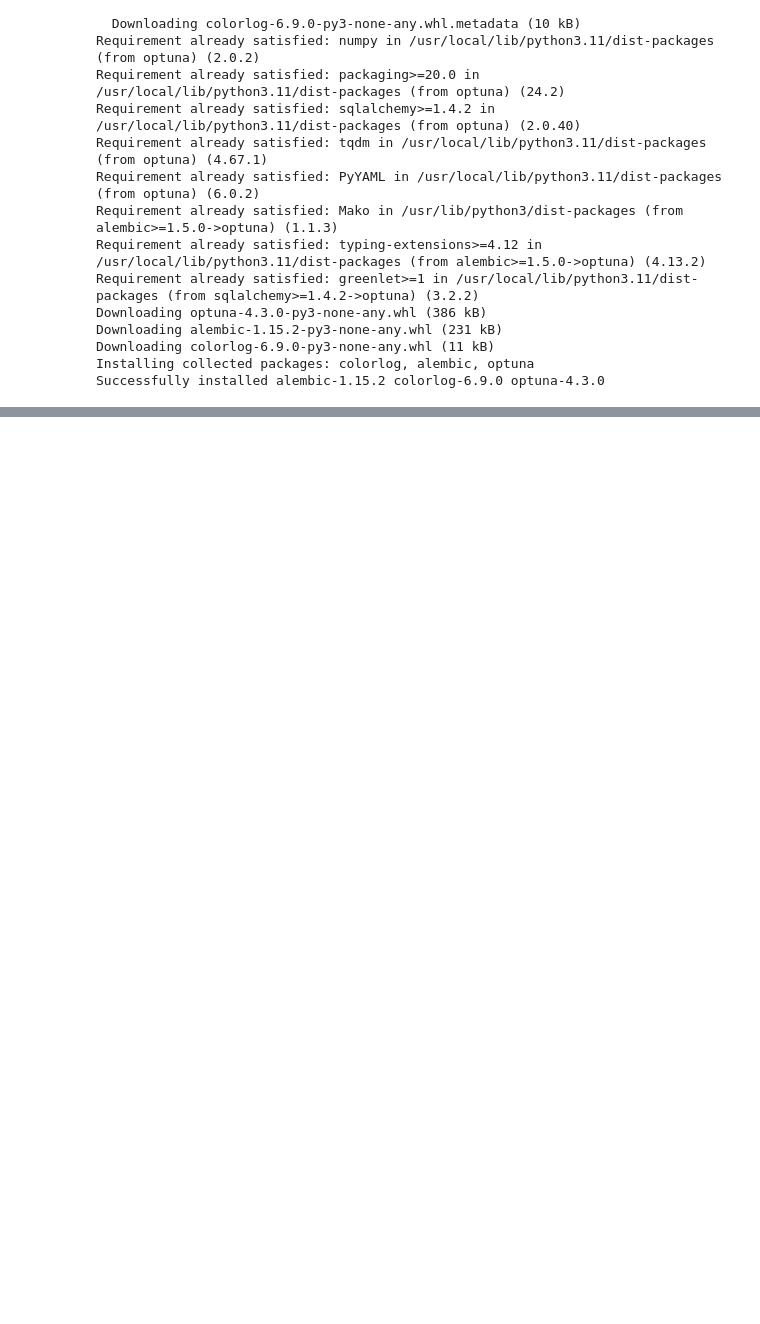
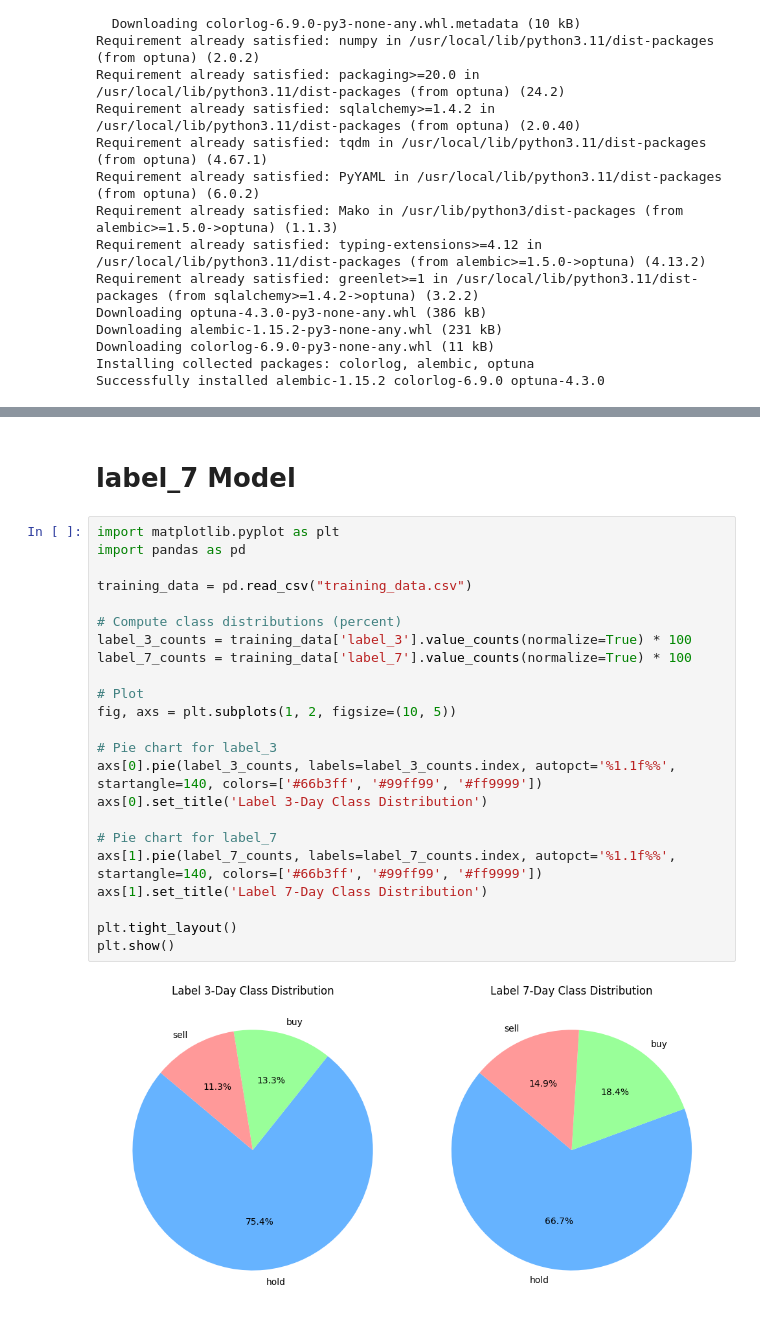
Before and after one commit to anjun745/175-project, a Jupyter notebook: cs175_XGBoost.ipynb, the cells around one changed output, grey strips where cells are left out. Drawn from its saved outputs; the diff is of its cells as text; blank space fills up the shorter version.

```diff
--- a/cs175_XGBoost.ipynb
+++ b/cs175_XGBoost.ipynb
@@ -512,0 +589,27 @@ print(study.best_params, study.best_value)
+# %% [markdown]
+# label_7 Model
+# %%
+import matplotlib.pyplot as plt
+import pandas as pd
+
+training_data = pd.read_csv("training_data.csv")
+
+# Compute class distributions (percent)
+label_3_counts = training_data['label_3'].value_counts(normalize=True) * 100
+label_7_counts = training_data['label_7'].value_counts(normalize=True) * 100
+
+# Plot
+fig, axs = plt.subplots(1, 2, figsize=(10, 5))
+
+# Pie chart for label_3
+axs[0].pie(label_3_counts, labels=label_3_counts.index, autopct='%1.1f%%', startangle=140, colors=['#66b3ff', '#99ff99', '#ff9999'])
+axs[0].set_title('Label 3-Day Class Distribution')
+
+# Pie chart for label_7
+axs[1].pie(label_7_counts, labels=label_7_counts.index, autopct='%1.1f%%', startangle=140, colors=['#66b3ff', '#99ff99', '#ff9999'])
+axs[1].set_title('Label 7-Day Class Distribution')
+
+plt.tight_layout()
+plt.show()
+# %% [output]
+[figure, added]
```
Also changed, not shown: parts of 15 cells of this notebook.
